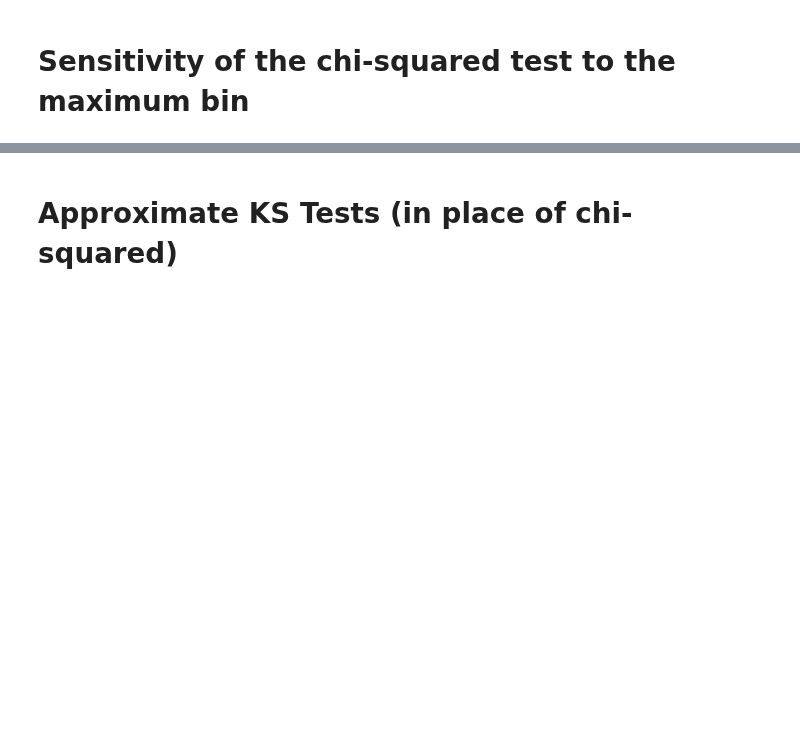
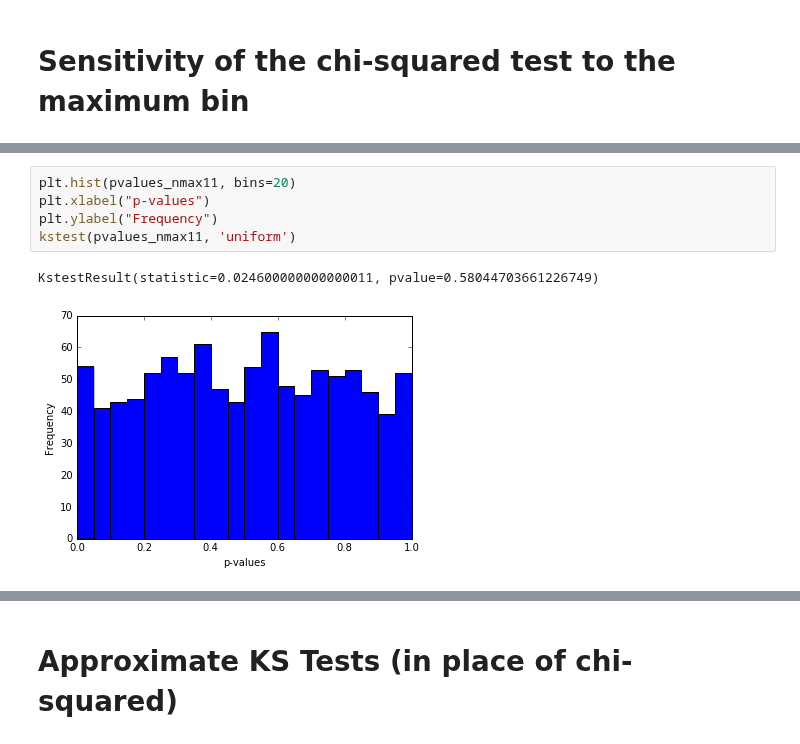
Before and after one commit to kellieotto/prngs-and-permutations, a Jupyter notebook: Code/serialTests/MT-serial-results.ipynb, the cells around one changed output, grey strips where cells are left out. Saved outputs shown, nothing was run; the diff lists cells and outputs as text; blank space fills up the shorter version.

```diff
--- a/Code/serialTests/MT-serial-results.ipynb
+++ b/Code/serialTests/MT-serial-results.ipynb
@@ -256,3 +70,11 @@ for j in range(1000):
+# %%
+plt.hist(pvalues_nmax11, bins=20)
+plt.xlabel("p-values")
+plt.ylabel("Frequency")
+kstest(pvalues_nmax11, 'uniform')
+# %% [output]
+KstestResult(statistic=0.024600000000000011, pvalue=0.58044703661226749)
+[figure, added]
 # %%
 plt.hist(pvalues_nmax10, bins=20)
 plt.xlabel("p-values")
```
Also changed, not shown: parts of 45 cells of this notebook, 1 other file.
